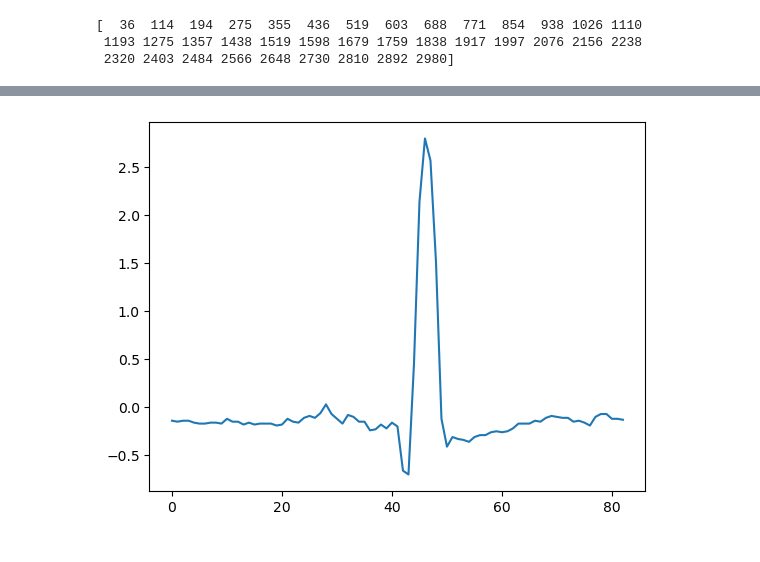
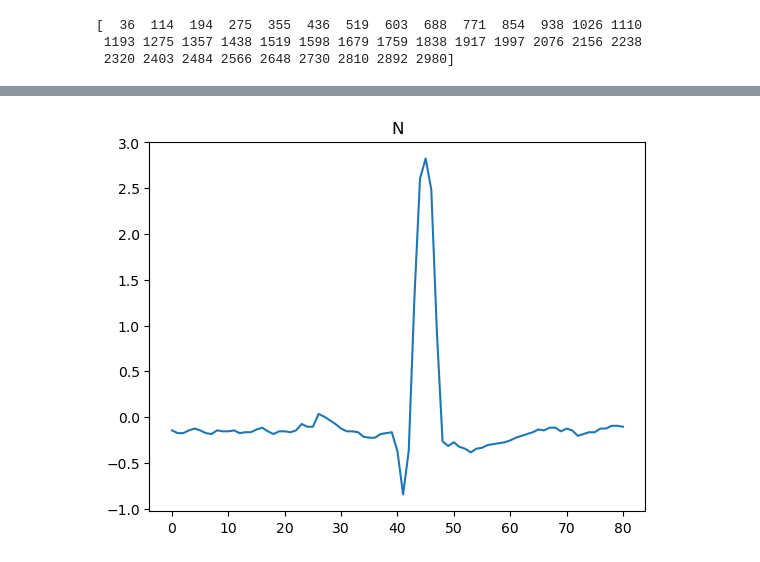
Before and after one commit to pap1rana/arrhythmia-detection, a Jupyter notebook: heartbeat-slicer.ipynb, the cells around one changed output, grey strips where cells are left out. Saved outputs shown, nothing was run; the diff lists cells and outputs as text; code cells hidden in the pictures.

Commit message:
Include annotation dedicated to heartbeat

```diff
--- a/heartbeat-slicer.ipynb
+++ b/heartbeat-slicer.ipynb
@@ -6,12 +6,13 @@ import numpy as np
 from scipy import interpolate
 # %%
 class HeartbeatSlicer:
-    def __init__(self, record):
-        # self.record = wfdb.rdrecord(record_path)
-        self.record = record
+    def __init__(self, record_path, sampfrom, sampto):
+        self.record = wfdb.rdrecord(record_name=record_path, sampfrom=sampfrom, sampto=sampto)
+        self.annotations = wfdb.rdann(record_name=record_path, extension='atr', sampfrom=sampfrom, sampto=sampto, shift_samps=True)
         self.ecg_data = self.record.p_signal[:, 0]
         self.sampling_rate = self.record.fs
         self.peak_indices = self.detect_peaks()
+
 
     def detect_peaks(self):
         """
@@ -59,7 +60,8 @@ class HeartbeatSlicer:
         return np.array(sequences)
 # %%
 record = wfdb.rdrecord(record_name='data_original/nsrdb/1.0.0/16265', sampfrom=2000, sampto=5000)
-sliced = HeartbeatSlicer(record)
+annotation = wfdb.rdann('data_original/nsrdb/1.0.0/16265', 'atr', sampfrom=2000, sampto=5000, shift_samps=True)
+sliced = HeartbeatSlicer(record_path='data_original/nsrdb/1.0.0/16265', sampfrom=2000, sampto=5000)
 # %%
 print(sliced.peak_indices)
 # sliced.interpolate_sequence()
@@ -97,7 +81,8 @@ print(heartbeats)
 # %%
 import matplotlib.pyplot as plt
 
-plt.plot(heartbeats[12])
+plt.plot(heartbeats[33])
+plt.title(annotation.symbol[33])
 plt.show()
 # %% [output]
-[figure, old version]
+[figure, new version]
```
Also changed, not shown: parts of 6 cells of this notebook, 1 other file.
